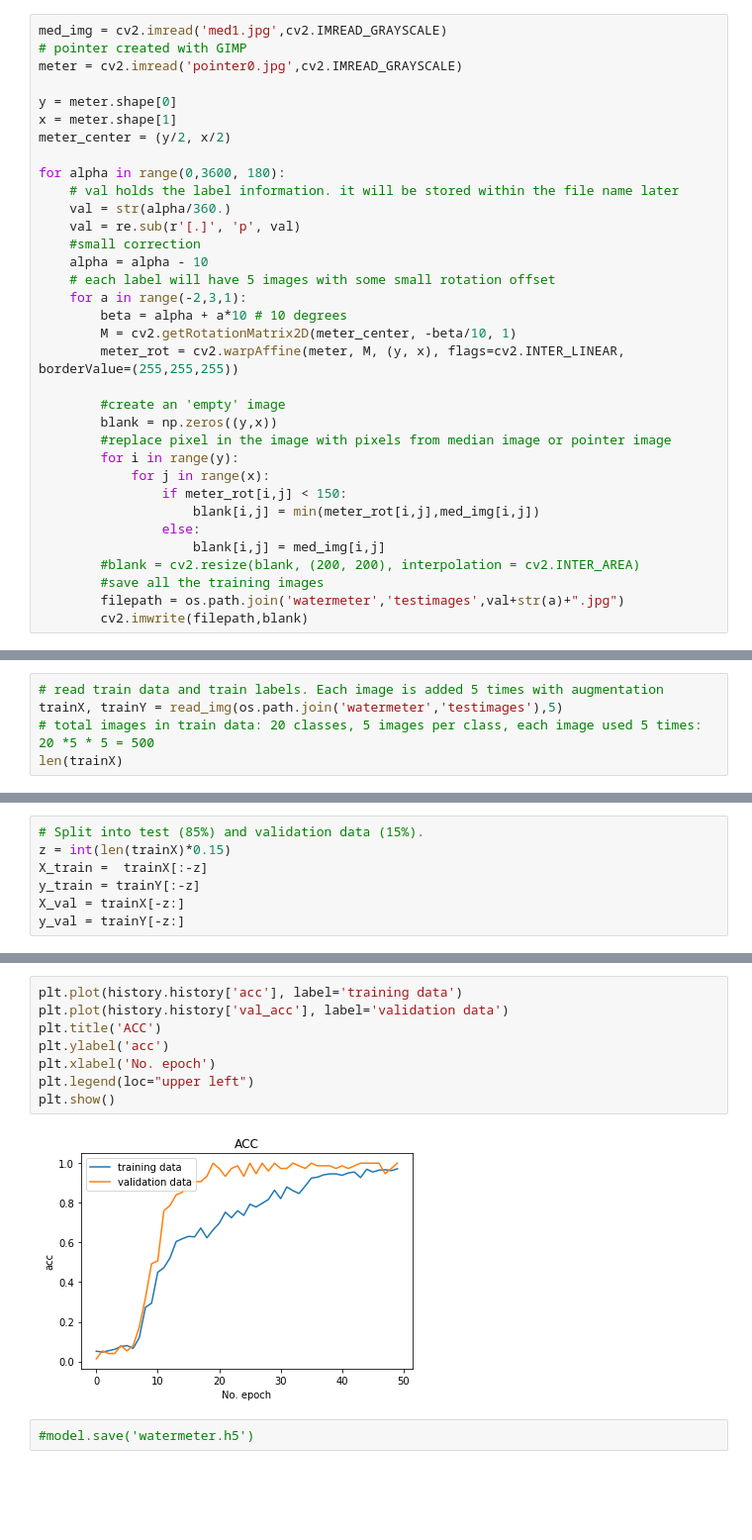
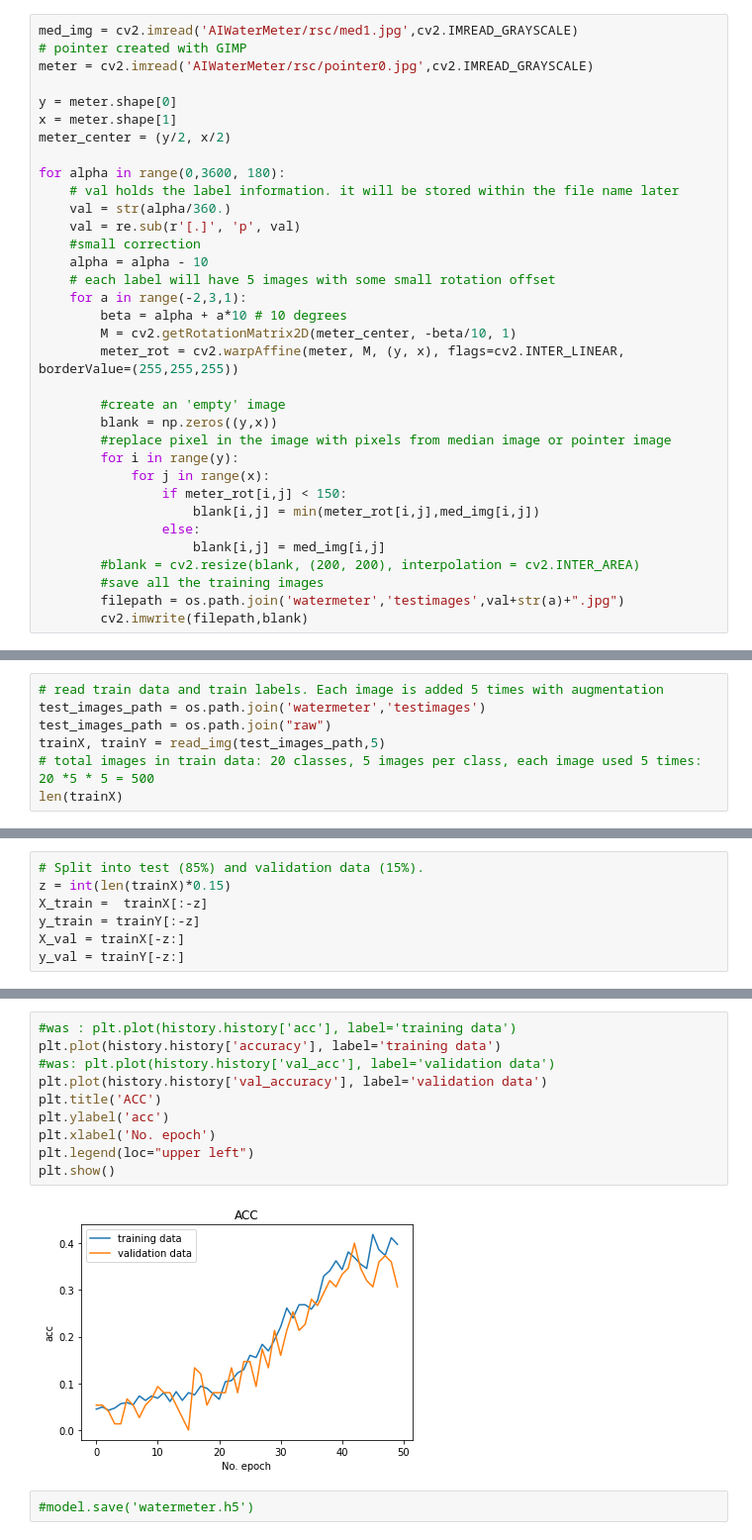
Before and after one commit to matt-chv/AIWaterMeter, a Jupyter notebook: nb/watermeter_clean.ipynb, the cells around one changed output, grey strips where cells are left out. Shown at 99% size. Saved outputs shown, nothing was run; the diff lists cells and outputs as text; blank space fills up the shorter version.

Commit message:
v0.2: upload to git + misc changes to run in Google Colab - runs with 40% accuracy OOB

```diff
--- a/nb/watermeter_clean.ipynb
+++ b/nb/watermeter_clean.ipynb
@@ -78,7 +83,7 @@ plt.imshow(medi, cmap='gray', vmin=0, vmax=255)
 # %%
-med_img = cv2.imread('med1.jpg',cv2.IMREAD_GRAYSCALE)
+med_img = cv2.imread('AIWaterMeter/rsc/med1.jpg',cv2.IMREAD_GRAYSCALE)
 # pointer created with GIMP
-meter = cv2.imread('pointer0.jpg',cv2.IMREAD_GRAYSCALE)
+meter = cv2.imread('AIWaterMeter/rsc/pointer0.jpg',cv2.IMREAD_GRAYSCALE)
 
 y = meter.shape[0]
 x = meter.shape[1]
@@ -152,7 +157,9 @@ def read_img(path, times = 10):
 # Create train data and labels
 # %%
 # read train data and train labels. Each image is added 5 times with augmentation
-trainX, trainY = read_img(os.path.join('watermeter','testimages'),5)
+test_images_path = os.path.join('watermeter','testimages')
+test_images_path = os.path.join("raw")
+trainX, trainY = read_img(test_images_path,5)
 # total images in train data: 20 classes, 5 images per class, each image used 5 times: 20 *5 * 5 = 500
 len(trainX)
 # %% [output]
@@ -295,13 +305,15 @@ plt.show()
 # %%
-plt.plot(history.history['acc'], label='training data')
-plt.plot(history.history['val_acc'], label='validation data')
+#was : plt.plot(history.history['acc'], label='training data')
+plt.plot(history.history['accuracy'], label='training data')
+#was: plt.plot(history.history['val_acc'], label='validation data')
+plt.plot(history.history['val_accuracy'], label='validation data')
 plt.title('ACC')
 plt.ylabel('acc')
 plt.xlabel('No. epoch')
 plt.legend(loc="upper left")
 plt.show()
 # %% [output]
-[figure, old version]
+[figure, new version]
 # %%
 #model.save('watermeter.h5')
 # %%
```
Also changed, not shown: parts of 16 cells of this notebook.
